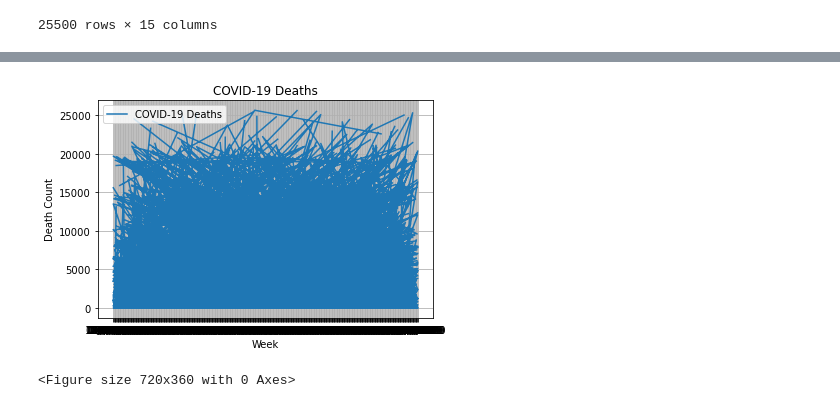
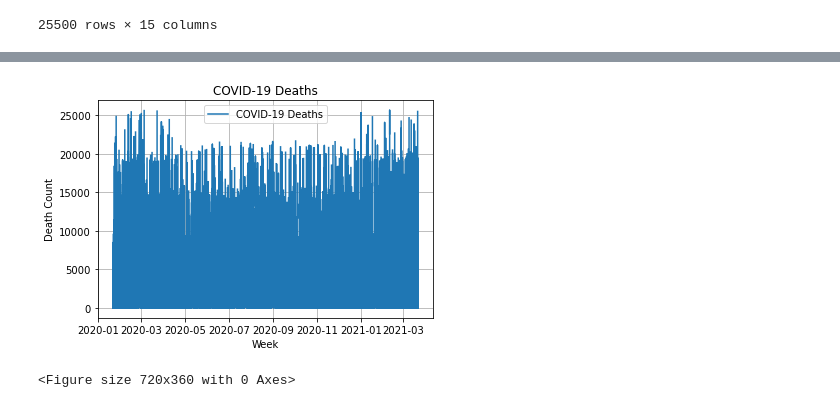
Before and after one commit to erickzli/IS597-COVID-Project, a Jupyter notebook: Kerstin's Folder/Clean Data- US Cases and Deaths by State Over Time.ipynb, the cells around one changed output, grey strips where cells are left out. Saved outputs shown, nothing was run; the diff lists cells and outputs as text; code cells hidden in the pictures.

Commit message:
Sort by df by date

```diff
--- a/Kerstin's Folder/Clean Data- US Cases and Deaths by State Over Time.ipynb
+++ b/Kerstin's Folder/Clean Data- US Cases and Deaths by State Over Time.ipynb
@@ -192,3 +192,6 @@ df
 | 25498 | 12/05/2020 | NY | 368246 | NaN | NaN | 7532 | 0.0 | 10274 | ... |
 | 25499 | 03/31/2020 | IA | 497 | NaN | NaN | 73 | NaN | 7 | ... |
 25500 rows × 15 columns
+# %%
+df['submission_date'] = pd.to_datetime(df.submission_date)
+df_sorted = df.sort_values(by = ['submission_date'])
@@ -195,16 +214,16 @@ df
 # %%
-plt.plot(df['submission_date'], df['conf_death'], label = 'COVID-19 Deaths')
+plt.plot(df_sorted['submission_date'], df['conf_death'], label = 'COVID-19 Deaths')
 #plt.plot(df['End Date'], df['Pneumonia Deaths'], marker = 'o', label = 'Pneumonia Deaths')
 #plt.plot(df['End Date'], df['Influenza Deaths'], marker = 'o', label = 'Influenza Deaths')
 plt.xlabel('Week')
 plt.ylabel('Death Count')
 plt.title('COVID-19 Deaths')
 plt.grid(True)
 plt.legend()
 plt.figure(figsize = (10, 5))
 
 #plt.savefig('IL_unemployment_comparison_2019-2020.png', dpi=300, bbox_inches='tight')
 plt.show()
 # %% [output]
-[figure, old version]
+[figure, new version]
 <Figure size 720x360 with 0 Axes>
```
Also changed, not shown: parts of 1 cell of this notebook.
